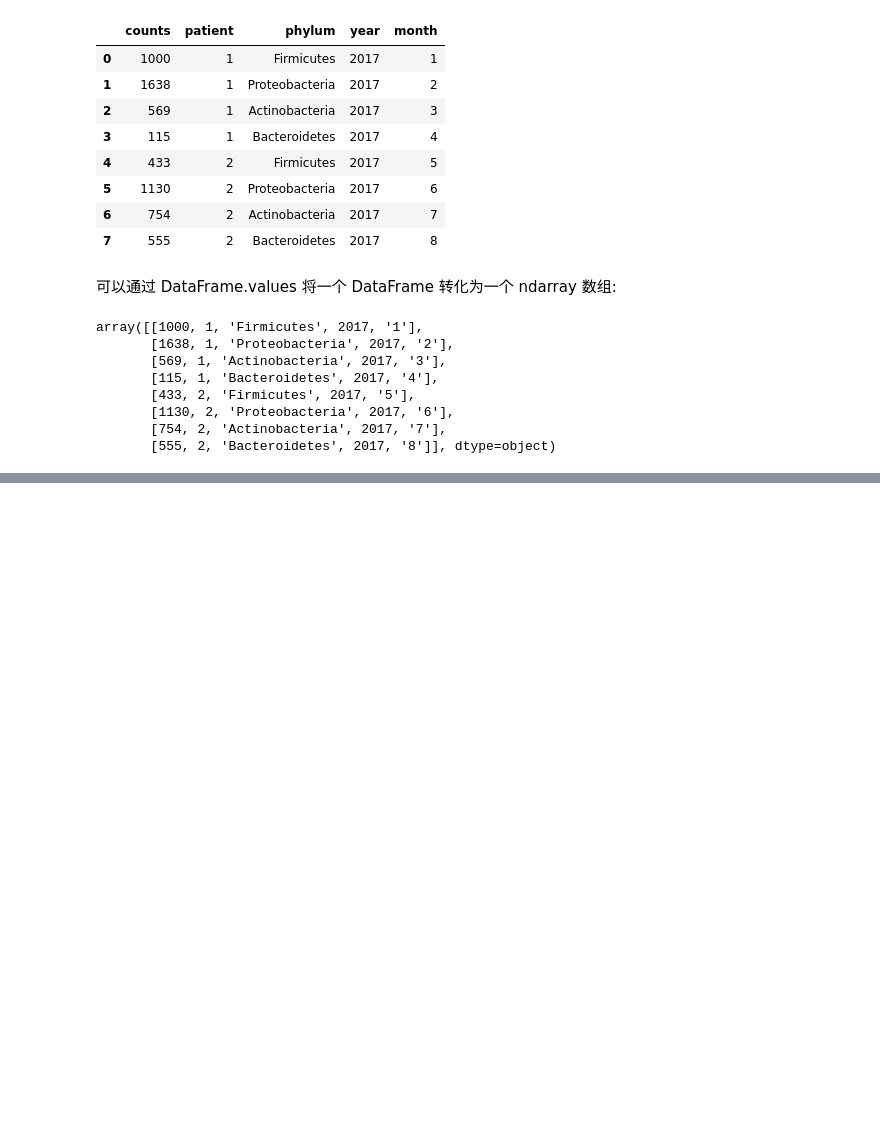
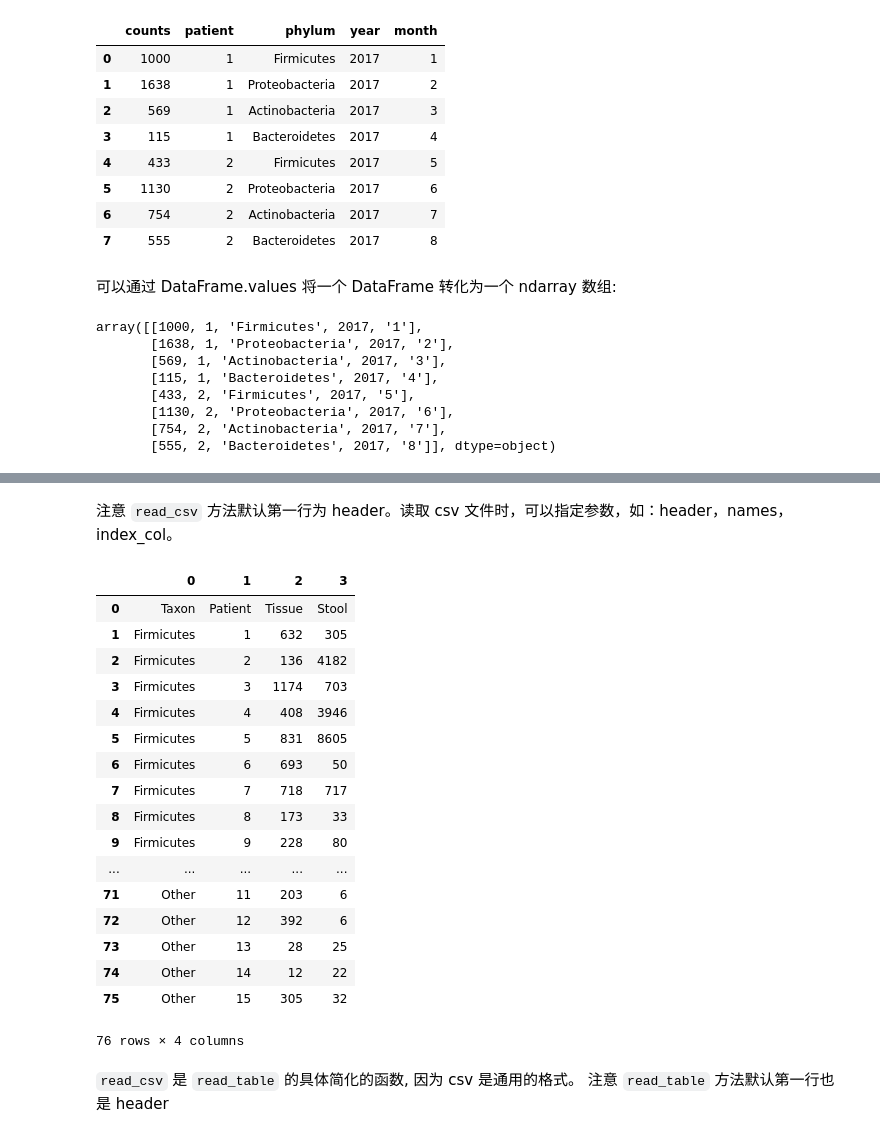
Before and after one commit to SunnyMarkLiu/PythonDataAnalysis, a Jupyter notebook: Introduce to Pandas/Introduction to Pandas.ipynb, the cells around one changed output, grey strips where cells are left out. Cells and saved outputs as stored; diff of their text form; code cells hidden in the pictures; blank space fills up the shorter version.

```diff
--- a/Introduce to Pandas/Introduction to Pandas.ipynb
+++ b/Introduce to Pandas/Introduction to Pandas.ipynb
@@ -470,0 +521,28 @@ array([[1000, 1, 'Firmicutes', 2017, '1'],
+# %% [markdown]
+注意 `read_csv` 方法默认第一行为 header。读取 csv 文件时，可以指定参数，如：header，names，index_col。
+# %%
+# header=None 表示 csv 文件第一行不是 header 而是数据
+microbiome1 = pd.read_csv('data/microbiome.csv', header=None)
+microbiome1
+# %% [output]
+|  | 0 | 1 | 2 | 3 |
+| 0 | Taxon | Patient | Tissue | Stool |
+| 1 | Firmicutes | 1 | 632 | 305 |
+| 2 | Firmicutes | 2 | 136 | 4182 |
+| 3 | Firmicutes | 3 | 1174 | 703 |
+| 4 | Firmicutes | 4 | 408 | 3946 |
+| 5 | Firmicutes | 5 | 831 | 8605 |
+| 6 | Firmicutes | 6 | 693 | 50 |
+| 7 | Firmicutes | 7 | 718 | 717 |
+| 8 | Firmicutes | 8 | 173 | 33 |
+| 9 | Firmicutes | 9 | 228 | 80 |
+| ... | ... | ... | ... | ... |
+| 71 | Other | 11 | 203 | 6 |
+| 72 | Other | 12 | 392 | 6 |
+| 73 | Other | 13 | 28 | 25 |
+| 74 | Other | 14 | 12 | 22 |
+| 75 | Other | 15 | 305 | 32 |
+76 rows × 4 columns
+# %% [markdown]
+`read_csv` 是 `read_table` 的具体简化的函数, 因为 csv 是通用的格式。
+注意 `read_table` 方法默认第一行也是 header
```
Also changed, not shown: parts of 23 cells of this notebook.
